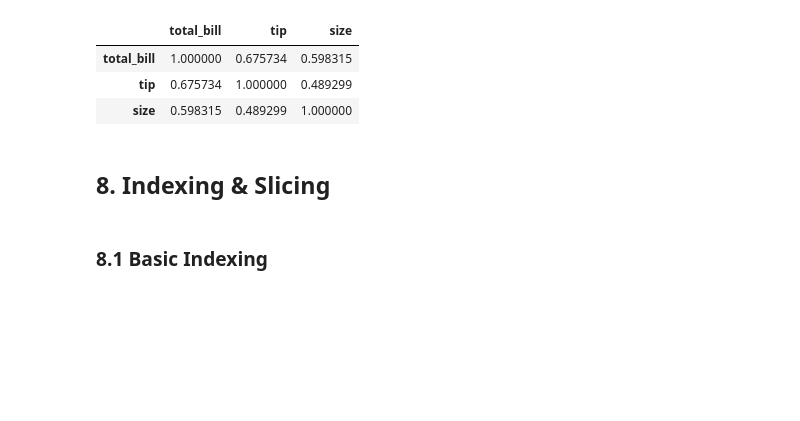
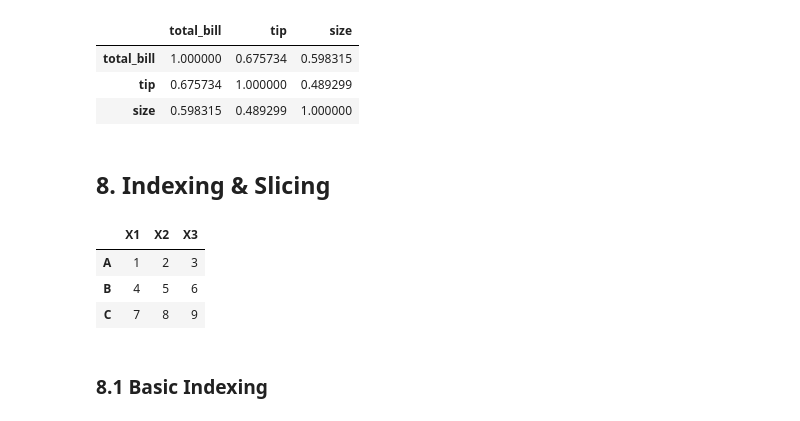
Before and after one commit to blacbakery/py_worksapce, a Jupyter notebook: 정리/01 Pandas.ipynb, the cells around one changed output. Cells and saved outputs as stored; diff of their text form; code cells hidden in the pictures; blank space fills up the shorter version.

```diff
--- a/정리/01 Pandas.ipynb
+++ b/정리/01 Pandas.ipynb
@@ -572,2 +569,11 @@ X = df.loc[:, (df.columns != 'refresh') & (df.columns != 'X10')]
+# %%
+import pandas as pd
+df = pd.DataFrame([[1,2,3],[4,5,6],[7,8,9]], index=['A','B','C'], columns=['X1','X2','X3'])
+df
+# %% [output]
+|  | X1 | X2 | X3 |
+| A | 1 | 2 | 3 |
+| B | 4 | 5 | 6 |
+| C | 7 | 8 | 9 |
 # %% [markdown]
 ### 8.1 Basic Indexing
```
Also changed, not shown: parts of 9 cells of this notebook, 1 other file.
